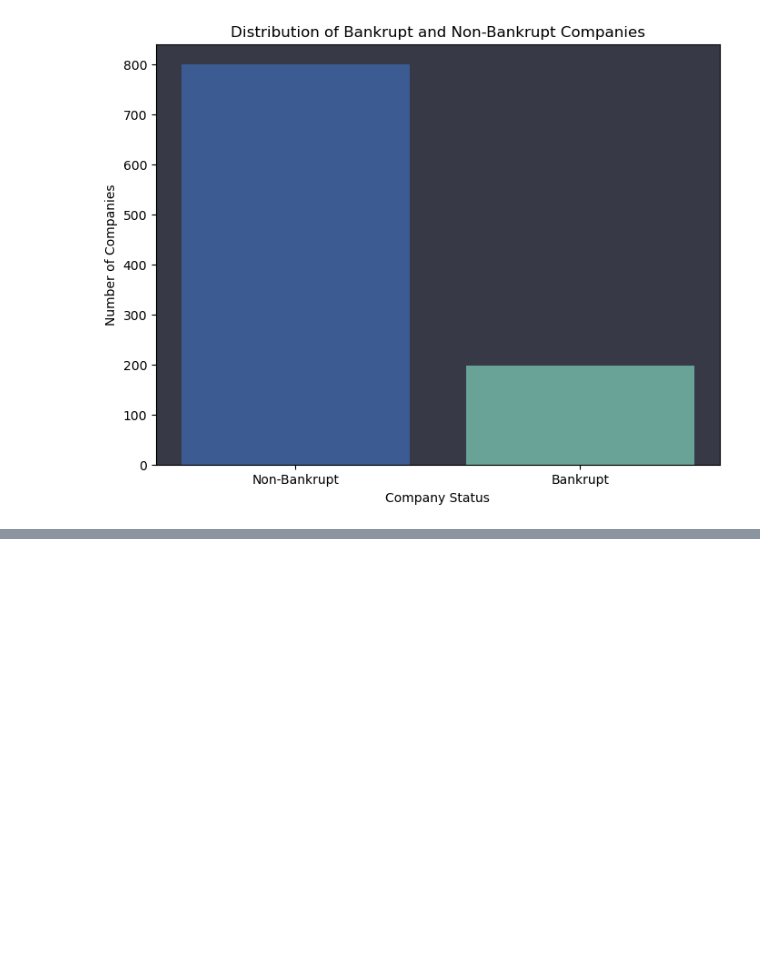
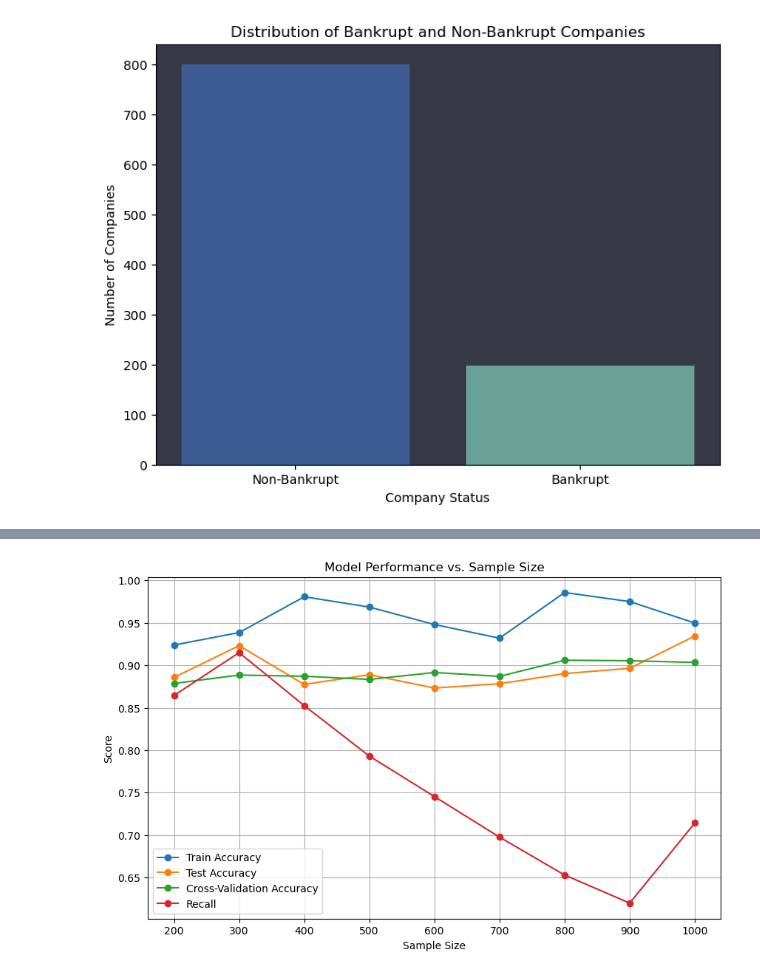
Before and after one commit to pjiseok/ML_project, a Jupyter notebook: 0708_pj02 (1).ipynb, the cells around one changed output, grey strips where cells are left out. Cells and saved outputs as stored; diff of their text form; code cells hidden in the pictures; blank space fills up the shorter version.

```diff
--- a/0708_pj02 (1).ipynb
+++ b/0708_pj02 (1).ipynb
@@ -1117,0 +1353,93 @@ plt.show()
+# %%
+import pandas as pd
+import numpy as np
+import matplotlib.pyplot as plt
+from sklearn.model_selection import train_test_split, RandomizedSearchCV, cross_val_score
+from sklearn.ensemble import RandomForestClassifier
+from sklearn.metrics import accuracy_score, recall_score
+from scipy.stats import randint
+
+# 데이터 불러오기
+data = pd.read_csv('./data_reduced.csv')
+
+sample_sizes = range(200, 1001, 100)
+train_accuracy_results = []
+test_accuracy_results = []
+cv_accuracy_results = []
+recall_results = []
+
+# 고정된 random_state를 사용하여 데이터 샘플링 유지
+for size in sample_sizes:
+    # 언더샘플링
+    Training_data_0 = data[data['Bankrupt?'] == 0].sample(size, random_state=41)
+    Training_data_1 = data[data['Bankrupt?'] == 1]
+    Undersample_data = pd.concat([Training_data_0, Training_data_1]).sample(frac=1, random_state=41).reset_index(drop=True)
+
+    # 특성과 타겟 변수 분리
+    data_input_reduced = Undersample_data.drop(columns=['Bankrupt?'])
+    data_target = Undersample_data['Bankrupt?']
+
+    # 데이터 분리
+    train_input_reduced, test_input_reduced, train_target_reduced, test_target_reduced = train_test_split(
+        data_input_reduced, data_target, random_state=42)
+
+    # 랜덤 포레스트 모델 학습
+    rf_model_reduced = RandomForestClassifier(random_state=42)
+    rf_model_reduced.fit(train_input_reduced, train_target_reduced)
+
+    # 하이퍼파라미터 튜닝 (랜덤 서치)
+    param_dist = {
+        'n_estimators': randint(100, 200),
+        'max_depth': randint(5, 15),
+        'min_samples_split': randint(10, 20),
+        'min_samples_leaf': randint(4, 10),
+        'bootstrap': [True, False]
+    }
+
+    random_search = RandomizedSearchCV(estimator=RandomForestClassifier(random_state=42),
+                                       param_distributions=param_dist,
+                                       n_iter=100,
+                                       cv=5,
+                                       n_jobs=-1,
+                                       scoring='accuracy',
+                                       random_state=42)
+    random_search.fit(train_input_reduced, train_target_reduced)
+
+    best_rf_model = random_search.best_estimator_
+
+    # 최적의 하이퍼파라미터로 모델 재학습
+    best_rf_model.fit(train_input_reduced, train_target_reduced)
+
+    # 예측 (하이퍼파라미터 튜닝 후)
+    train_predictions_tuned = best_rf_model.predict(train_input_reduced)
+    test_predictions_tuned = best_rf_model.predict(test_input_reduced)
+
+    # 모델 평가 - 정확도 (하이퍼파라미터 튜닝 후)
+    train_accuracy_tuned = accuracy_score(train_target_reduced, train_predictions_tuned)
+    test_accuracy_tuned = accuracy_score(test_target_reduced, test_predictions_tuned)
+    recall_tuned = recall_score(test_target_reduced, test_predictions_tuned)
+
+    train_accuracy_results.append(train_accuracy_tuned)
+    test_accuracy_results.append(test_accuracy_tuned)
+    recall_results.append(recall_tuned)
+
+    # 교차 검증 (Cross-Validation, 하이퍼파라미터 튜닝 후)
+    cv_scores_tuned = cross_val_score(best_rf_model, data_input_reduced, data_target, cv=5)
+    cv_accuracy_tuned = np.mean(cv_scores_tuned)
+    cv_accuracy_results.append(cv_accuracy_tuned)
+
+    print(f"샘플 크기: {size}, 훈련 세트 정확도: {train_accuracy_tuned}, 테스트 세트 정확도: {test_accuracy_tuned}, 교차 검증 평균 정확도: {cv_accuracy_tuned}, 재현율: {recall_tuned}")
+
+# 시각화
+plt.figure(figsize=(10, 6))
+plt.plot(sample_sizes, train_accuracy_results, marker='o', label='Train Accuracy')
+plt.plot(sample_sizes, test_accuracy_results, marker='o', label='Test Accuracy')
+plt.plot(sample_sizes, cv_accuracy_results, marker='o', label='Cross-Validation Accuracy')
+plt.plot(sample_sizes, recall_results, marker='o', label='Recall')
+plt.xlabel('Sample Size')
+plt.ylabel('Score')
+plt.title('Model Performance vs. Sample Size')
+plt.legend()
+plt.grid(True)
+plt.show()
+# %% [output]
@@ -1117,0 +1455 @@ plt.show()
+[figure, added]
```
Also changed, not shown: parts of 5 cells of this notebook.
